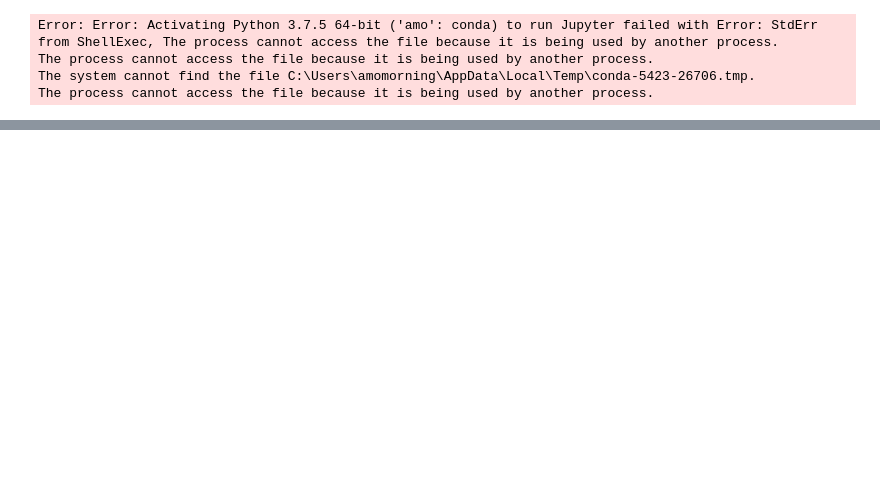
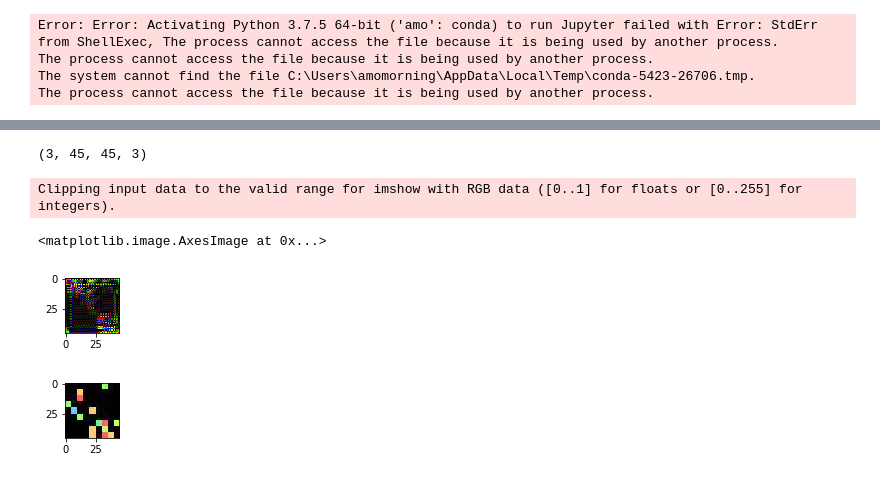
Before and after one commit to amomorning/osm4arch, a Jupyter notebook: python/prato_function_learning.ipynb, the cells around one changed output, grey strips where cells are left out. Drawn from its saved outputs; the diff is of its cells as text; code cells hidden in the pictures; blank space fills up the shorter version.

```diff
--- a/python/prato_function_learning.ipynb
+++ b/python/prato_function_learning.ipynb
@@ -395,0 +476,20 @@ The process cannot access the file because it is being used by another process.
+# %%
+from tensorflow.keras.layers import Conv2D,MaxPool2D,Dense,Flatten, Conv2DTranspose, BatchNormalization
+from tensorflow.keras.models import Sequential
+
+cnn=Sequential()
+cnn.add(Conv2D(6,kernel_size=3,strides=1,padding='same',input_shape=(135, 135, 3))) # (135, 135, 16)
+cnn.add(Conv2D(16,kernel_size=5,strides=2,padding='valid')) # (133, 133, 16)
+cnn.add(Conv2D(32,kernel_size=7,strides=3,padding='valid'))
+cnn.add(BatchNormalization())
+cnn.add(Conv2DTranspose(16, kernel_size=5, strides=2, padding='valid', kernel_initializer='glorot_normal'))
+cnn.add(BatchNormalization())
+cnn.add(Conv2DTranspose(6, kernel_size=7, strides=2, padding='valid', kernel_initializer='glorot_normal'))
+cnn.add(MaxPool2D(pool_size=(2,2)))
+cnn.add(Conv2D(3, kernel_size=3, strides=1, padding='same'))
+
+out = cnn.predict(testX[1:4, :])
+
+print(out.shape)
+# %% [output]
+(3, 45, 45, 3)
@@ -395,0 +503,20 @@ The process cannot access the file because it is being used by another process.
+# %%
+from tensorflow.keras.optimizers import Adagrad
+
+ag = Adagrad(0.1)
+cnn.compile(optimizer=ag, loss='mse')
+
+history = cnn.fit(trainX, trainY, batch_size=256, epochs=500, validation_data=[testX, testY])
+# %%
+out = cnn.predict(testX[1:4, :])
+plt.figure(figsize=(60,1))
+plt.subplot(121)
+plt.imshow((out[0, :]*127.5+127.5).astype(np.int32))
+plt.figure(figsize=(60,1))
+plt.subplot(122)
+plt.imshow((testY[1, :]*127.5+127.5).astype(np.int32))
+# %% [output]
+Clipping input data to the valid range for imshow with RGB data ([0..1] for floats or [0..255] for integers).
+<matplotlib.image.AxesImage at 0x...>
+[figure, added]
+[figure, added]
```
Also changed, not shown: parts of 20 cells of this notebook, 3 other files.
